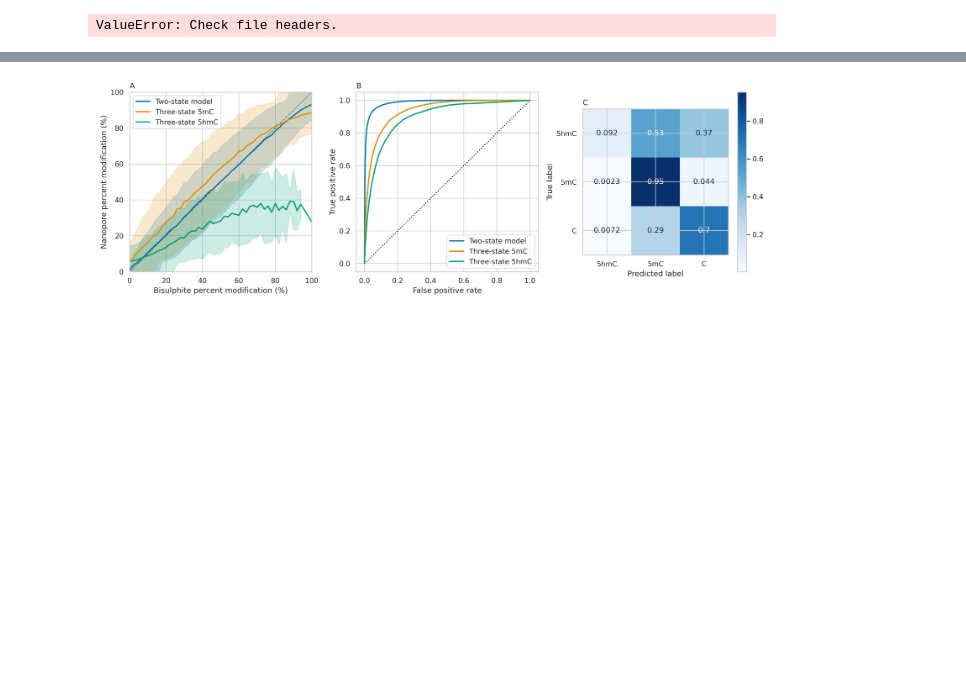
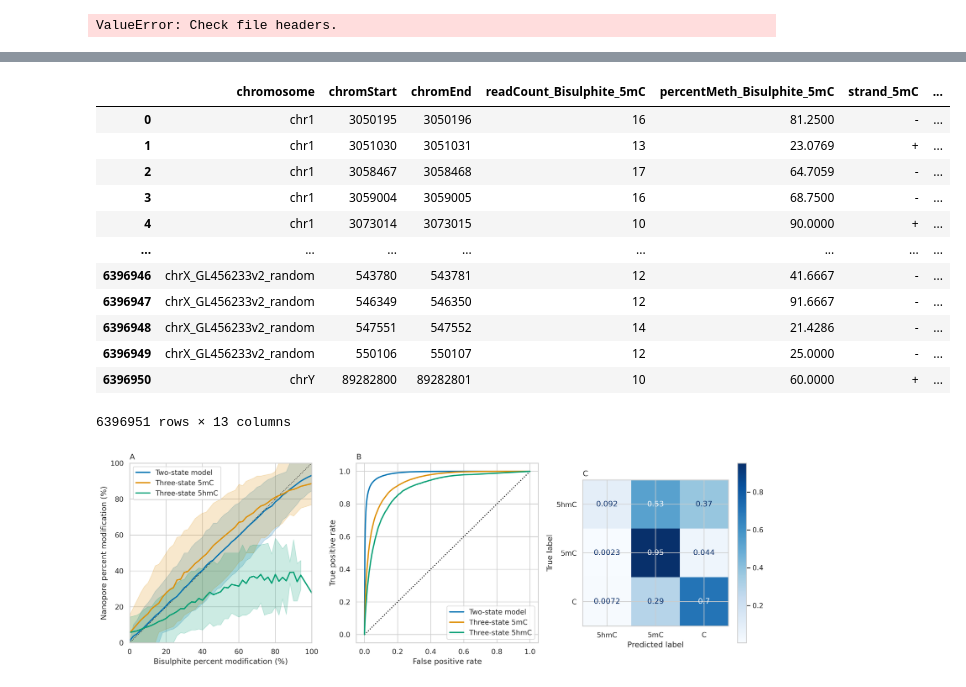
Before and after one commit to DominicOH/Analysis-of-nanopore-epigenetic-sequencing, a Jupyter notebook: Figures.ipynb, the cells around one changed output, grey strips where cells are left out. Cells and saved outputs as stored; diff of their text form; code cells hidden in the pictures; blank space fills up the shorter version.

```diff
--- a/Figures.ipynb
+++ b/Figures.ipynb
@@ -297,6 +337,22 @@ def calcChiSquare(wide_df):
     x = pd.cut(wide_df["percentMeth_Bisulphite"], 21, labels=np.arange(0, 105, 5)).value_counts()
     y = pd.cut(wide_df["percentMeth_Nanopore"], 21, labels=np.arange(0, 105, 5)).value_counts()
     return stats.chisquare(x, y)
+# %%
+merge3Mod()
+# %% [output]
+|  | chromosome | chromStart | chromEnd | readCount_Bisulphite_5mC | percentMeth_Bisulphite_5mC | strand_5mC | ... |
+| 0 | chr1 | 3050195 | 3050196 | 16 | 81.2500 | - | ... |
+| 1 | chr1 | 3051030 | 3051031 | 13 | 23.0769 | + | ... |
+| 2 | chr1 | 3058467 | 3058468 | 17 | 64.7059 | - | ... |
+| 3 | chr1 | 3059004 | 3059005 | 16 | 68.7500 | - | ... |
+| 4 | chr1 | 3073014 | 3073015 | 10 | 90.0000 | + | ... |
+| ... | ... | ... | ... | ... | ... | ... | ... |
+| 6396946 | chrX_GL456233v2_random | 543780 | 543781 | 12 | 41.6667 | - | ... |
+| 6396947 | chrX_GL456233v2_random | 546349 | 546350 | 12 | 91.6667 | - | ... |
+| 6396948 | chrX_GL456233v2_random | 547551 | 547552 | 14 | 21.4286 | - | ... |
+| 6396949 | chrX_GL456233v2_random | 550106 | 550107 | 12 | 25.0000 | - | ... |
+| 6396950 | chrY | 89282800 | 89282801 | 10 | 60.0000 | + | ... |
+6396951 rows × 13 columns
 # %%
 sns.set_theme(style="whitegrid")
 sns.set_palette("colorblind")
```
Also changed, not shown: parts of 12 cells of this notebook, 2 other files.
